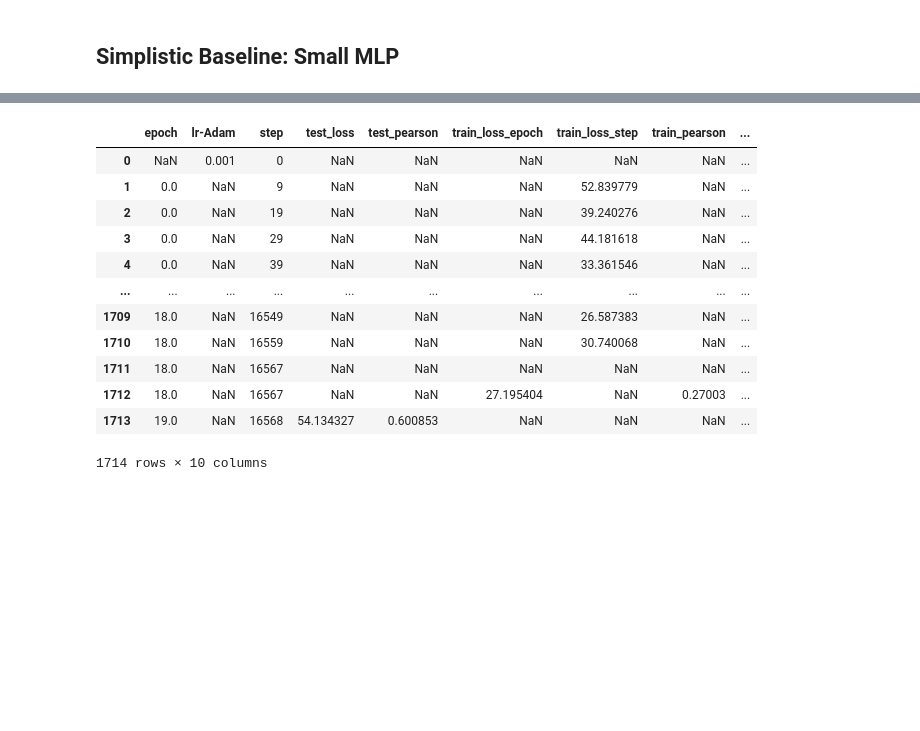
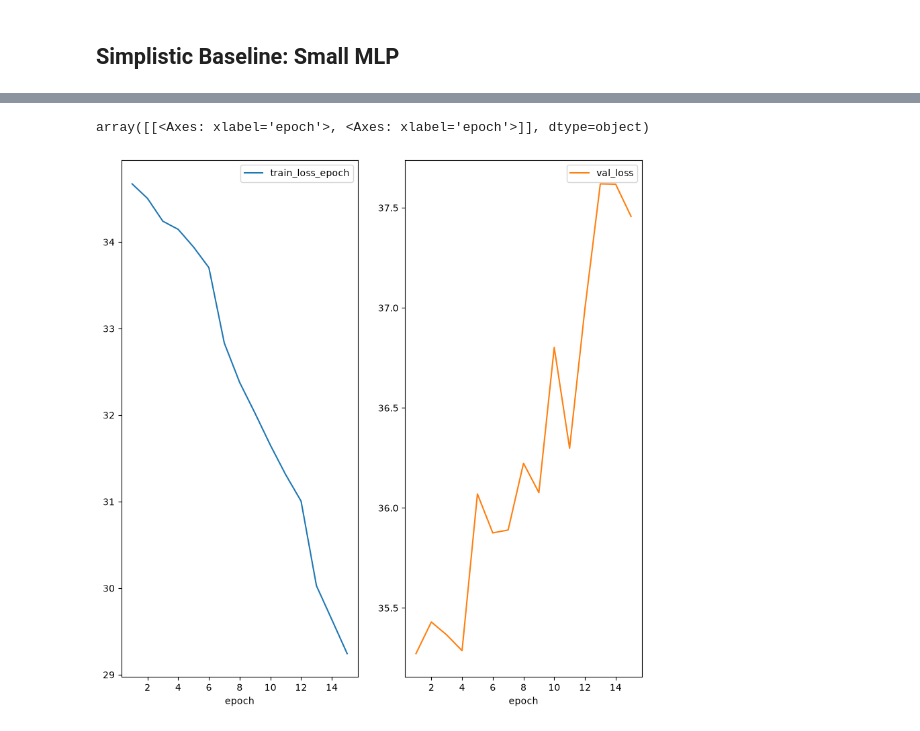
Before and after one commit to NTBiotech/scMLCourse, a Jupyter notebook: notebooks/task_3_perturbation.ipynb, the cells around one changed output, grey strips where cells are left out. Saved outputs shown, nothing was run; the diff lists cells and outputs as text; code cells hidden in the pictures; blank space fills up the shorter version.

```diff
--- a/notebooks/task_3_perturbation.ipynb
+++ b/notebooks/task_3_perturbation.ipynb
@@ -130,8 +141,24 @@ mlp_config = dict(
     out_dim=data_module.n_vars,
     hidden_dims=(data_module.n_vars,)*3,
 )
-baseline_model = Baseline(mlp_config, lr=0.001)
+baseline_model = Baseline(mlp_config)
+cond_model = condMLP(mlp_config)
+pert_config = mlp_config.copy()
+pert_config.update(in_dim=data_module.n_vars*2)
+pert_model = pertMLP(pert_config)
 # %%
+def get_last_version(dir:Path):
+    dirs = [d for d in dir.glob("version_*")]
+    v = [d.stem[-1]]
+    return dirs[np.argmax(v)]
+def get_ckpt(dir:Path, last = False):
+    if last and (dir/"last.ckpt").exists():
+        return dir/"last.ckpt"
+    ckpts = [c for c in dir.glob("*.ckpt") if not "last" in c.name]
+    vloss = [c.stem.split("=")[-1] for c in ckpts]
+    return ckpts[np.argmin(vloss)]
+
+
 baseline_model, baseline_test_scores, baseline_logged_dir = train(
     baseline_model,
     data_module,
@@ -139,8 +166,27 @@ baseline_model, baseline_test_scores, baseline_logged_dir = train(
     patience = 15,
     log_dir = "logs",
     run_name = "baseline",
-    seed = 0,
-)
+    test_on="best",
+    seed = 0,)
+cond_model, cond_test_scores, cond_logged_dir = train(
+    cond_model,
+    data_module,
+    max_epochs = 1000,
+    patience = 3,
+    log_dir = "logs",
+    run_name = "cond_baseline",
+    test_on="best",
+    seed = 0,)
+pert_model, pert_test_scores, pert_logged_dir = train(
+    pert_model,
+    data_module,
+    max_epochs = 1000,
+    patience = 3,
+    log_dir = "logs",
+    run_name = "pert_baseline",
+    test_on="best",
+    seed = 0,)
+
 import gc
 gc.collect()
 # %% [output]
@@ -184,17 +251,6 @@ Loaded model weights from the checkpoint at /omics/groups/OE0436/data/ntoulouse/
 # %%
 logs = pd.read_csv(baseline_logged_dir+"/metrics.csv")
-logs
+logs.groupby("epoch").agg(lambda x: x[~x.isna()].iloc[0] if (~x.isna()).sum()>0 else pd.NA).reset_index()[plot_cols+["epoch"]].dropna(axis=0, how="any").plot("epoch",plot_cols, sharey=False, subplots=True, layout=(-1,2), figsize=(10,10))
 # %% [output]
-|  | epoch | lr-Adam | step | test_loss | test_pearson | train_loss_epoch | train_loss_step | train_pearson | ... |
-| 0 | NaN | 0.001 | 0 | NaN | NaN | NaN | NaN | NaN | ... |
-| 1 | 0.0 | NaN | 9 | NaN | NaN | NaN | 52.839779 | NaN | ... |
-| 2 | 0.0 | NaN | 19 | NaN | NaN | NaN | 39.240276 | NaN | ... |
-| 3 | 0.0 | NaN | 29 | NaN | NaN | NaN | 44.181618 | NaN | ... |
-| 4 | 0.0 | NaN | 39 | NaN | NaN | NaN | 33.361546 | NaN | ... |
-| ... | ... | ... | ... | ... | ... | ... | ... | ... | ... |
-| 1709 | 18.0 | NaN | 16549 | NaN | NaN | NaN | 26.587383 | NaN | ... |
-| 1710 | 18.0 | NaN | 16559 | NaN | NaN | NaN | 30.740068 | NaN | ... |
-| 1711 | 18.0 | NaN | 16567 | NaN | NaN | NaN | NaN | NaN | ... |
-| 1712 | 18.0 | NaN | 16567 | NaN | NaN | 27.195404 | NaN | 0.27003 | ... |
-| 1713 | 19.0 | NaN | 16568 | 54.134327 | 0.600853 | NaN | NaN | NaN | ... |
-1714 rows × 10 columns
+array([[<Axes: xlabel='epoch'>, <Axes: xlabel='epoch'>]], dtype=object)
+[figure, added]
```
Also changed, not shown: parts of 15 cells of this notebook, 1 other file.
